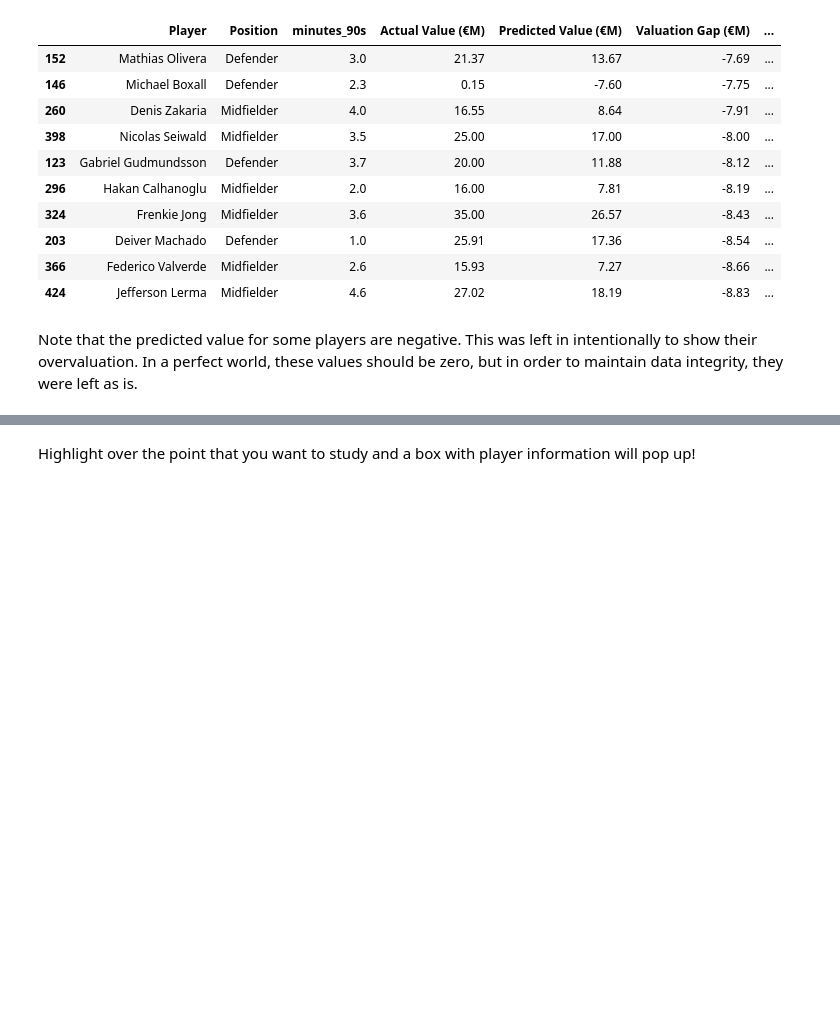
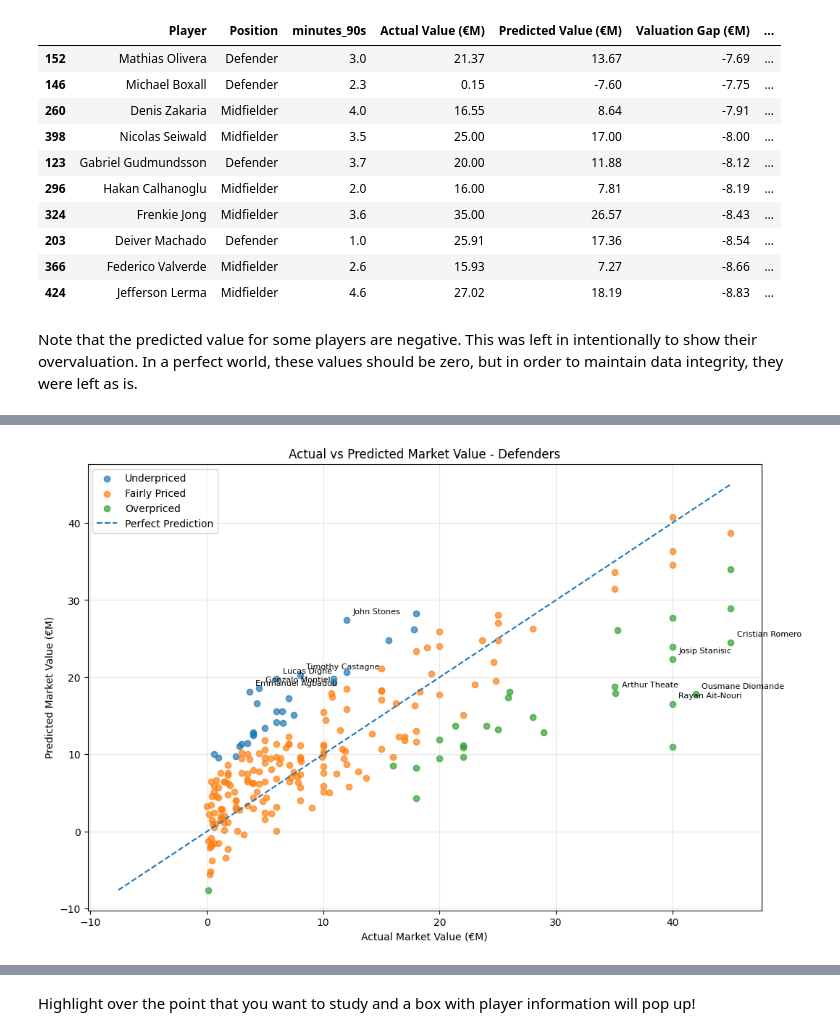
Before and after one commit to aditya-prabhu-21/WorldCupMarketValueAnalysis, a Jupyter notebook: WorldCupAnalysis.ipynb, the cells around one changed output, grey strips where cells are left out. Saved outputs shown, nothing was run; the diff lists cells and outputs as text; code cells hidden in the pictures; blank space fills up the shorter version.

```diff
--- a/WorldCupAnalysis.ipynb
+++ b/WorldCupAnalysis.ipynb
@@ -1353,0 +1293,88 @@ for position in positions:
+# %%
+# @title
+positions = ['Defender', 'Midfielder', 'Forward']
+statuses = ['Underpriced', 'Fairly Priced', 'Overpriced']
+
+for position in positions:
+
+    position_data = all_player_results[
+        all_player_results['Position'] == position
+    ]
+
+    plt.figure(figsize=(12, 8))
+
+    # Plot every player
+    for status in statuses:
+
+        data = position_data[
+            position_data['Valuation Status'] == status
+        ]
+
+        plt.scatter(
+            data['Actual Value (€M)'],
+            data['Predicted Value (€M)'],
+            label=status,
+            alpha=0.7
+        )
+    top_under = (
+        position_data[
+            (position_data['Valuation Status'] == 'Underpriced') &
+            (position_data['Confidence'].isin(['Moderate', 'High']))
+        ]
+        .nlargest(5, 'Valuation Gap (€M)')
+    )
+    top_over = (
+        position_data[
+            (position_data['Valuation Status'] == 'Overpriced') &
+            (position_data['Confidence'].isin(['Moderate', 'High']))
+        ]
+        .nsmallest(5, 'Valuation Gap (€M)')
+    )
+
+
+    highlight_players = pd.concat([
+        top_under,
+        top_over
+    ])
+    for _, row in highlight_players.iterrows():
+
+        plt.annotate(
+            row['Player'],
+            (
+                row['Actual Value (€M)'],
+                row['Predicted Value (€M)']
+            ),
+            xytext=(6, 6),
+            textcoords='offset points',
+            fontsize=8
+        )
+    min_value = min(
+        position_data['Actual Value (€M)'].min(),
+        position_data['Predicted Value (€M)'].min()
+    )
+
+    max_value = max(
+        position_data['Actual Value (€M)'].max(),
+        position_data['Predicted Value (€M)'].max()
+    )
+
+    plt.plot(
+        [min_value, max_value],
+        [min_value, max_value],
+        linestyle='--',
+        label='Perfect Prediction'
+    )
+
+    plt.xlabel('Actual Market Value (€M)')
+    plt.ylabel('Predicted Market Value (€M)')
+
+    plt.title(
+        f'Actual vs Predicted Market Value - {position}s'
+    )
+
+    plt.legend()
+    plt.grid(alpha=0.3)
+
+    plt.show()
+# %% [output]
+[figure, added]
```
Also changed, not shown: parts of 2 cells of this notebook.
